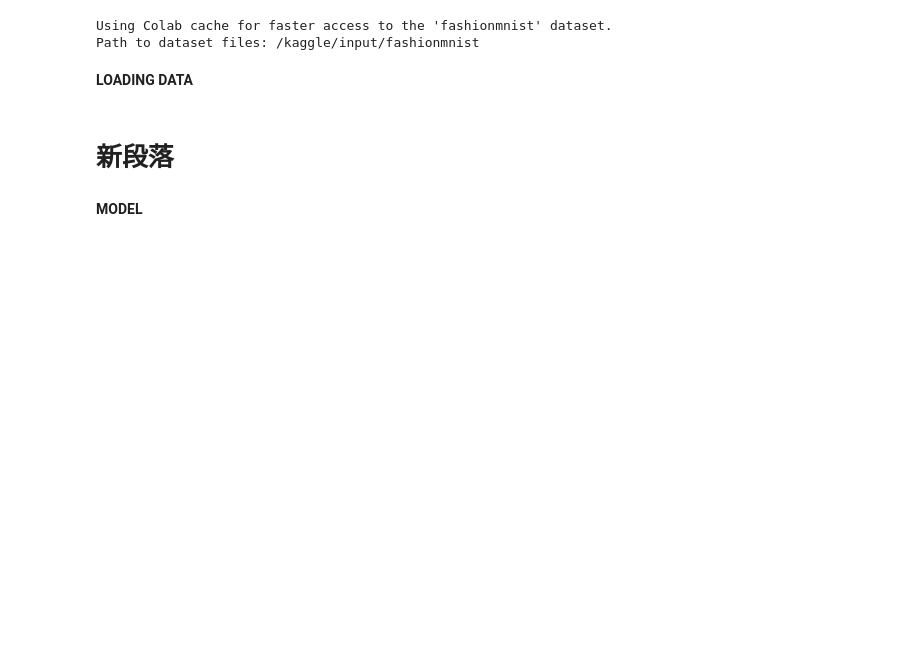
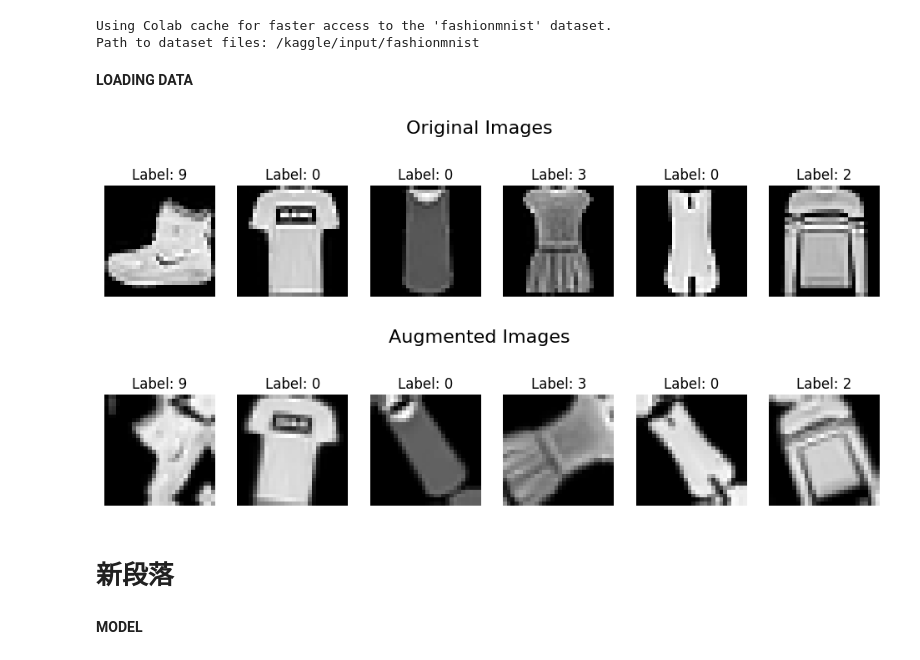
Before and after one commit to kkbin505/MEng_classify_fashion_MNIST, a Jupyter notebook: classify_fashion_notebook.ipynb, the cells around one changed output. Saved outputs shown, nothing was run; the diff lists cells and outputs as text; code cells hidden in the pictures; blank space fills up the shorter version.

```diff
--- a/classify_fashion_notebook.ipynb
+++ b/classify_fashion_notebook.ipynb
@@ -46,42 +46,62 @@ def load_fashion_mnist_data(path, kind='train'):
         lbpath.seek(8)
         labels = np.fromfile(lbpath, dtype=np.uint8)
 
     with open(images_path, 'rb') as imgpath:
         imgpath.seek(16)
         images = np.fromfile(imgpath, dtype=np.uint8).reshape(len(labels), 28, 28)
 
     return images, labels
 try:
     # Load training data
     train_images, train_labels = load_fashion_mnist_data(DATA_PATH, kind='train')
     # Load test data
     test_images, test_labels = load_fashion_mnist_data(DATA_PATH, kind='t10k')
 except FileNotFoundError as e:
     print(f"Error loading file: {e.filename}")
     print(f"Please make sure the data files are located in the '{DATA_PATH}' directory.")
     exit()
 
 # Define class names for the labels
 class_names = ['T-shirt/top', 'Trouser', 'Pullover', 'Dress', 'Coat',
                'Sandal', 'Shirt', 'Sneaker', 'Bag', 'Ankle boot']
 
-# Step 2: Preprocess the Data, normilize pixel data from 0~255 to 0~1.0
+# Step 2: Adding some data augmentation to increase the training dataset
+augmenter = tf.keras.Sequential([
+    tf.keras.layers.RandomFlip("horizontal", seed=seed_value),
+    tf.keras.layers.RandomRotation(0.2, seed=seed_value),
+    tf.keras.layers.RandomZoom(0.2, seed=seed_value)
+])
+
+# Step 3: Preprocess the Data, normilize pixel data from 0~255 to 0~1.0
 train_images = train_images / 255.0
 test_images = test_images / 255.0
 
-# Step 3: Adding some data augmentation to increase the training dataset
-augmenter = tf.keras.Sequential([
-    tf.keras.layers.RandomFlip("horizontal", seed=seed_value),
-    tf.keras.layers.RandomRotation(0.2, seed=seed_value),
-    tf.keras.layers.RandomZoom(0.3, seed=seed_value)
-])
+augmented_images = augmenter(train_images[..., None])  #  Keras data augmentation expects a channel dimension (1 because it's grayscale)
+augmented_images = tf.squeeze(augmented_images).numpy()  # remove channel dimension
 
-augmented_images = augmenter(train_images[..., None])  #  Keras data augmentation expects a channel dimension (1 because it's grayscale)
-augmented_images = tf.squeeze(augmented_images).numpy()  # remove channel dim
 
 # Concatenate with original data
 train_images_expanded = np.concatenate([train_images, augmented_images], axis=0)
 train_labels_expanded = np.concatenate([train_labels, train_labels], axis=0)
+
+def show_samples(images, labels, title, num=6):
+    plt.figure(figsize=(12, 3))
+    plt.suptitle(title, fontsize=16)
+    for i in range(num):
+        plt.subplot(1, num, i+1)
+        plt.imshow(images[i], cmap="gray")
+        plt.title(f"Label: {labels[i]}")
+        plt.axis("off")
+    plt.show()
+
+# Original images
+show_samples(train_images, train_labels, "Original Images")
+
+# Augmented images
+show_samples(augmented_images, train_labels, "Augmented Images")
+# %% [output]
+[figure, added]
+[figure, added]
 # %% [markdown]
 # 新段落
 # %% [markdown]
```
Also changed, not shown: parts of 4 cells of this notebook.
